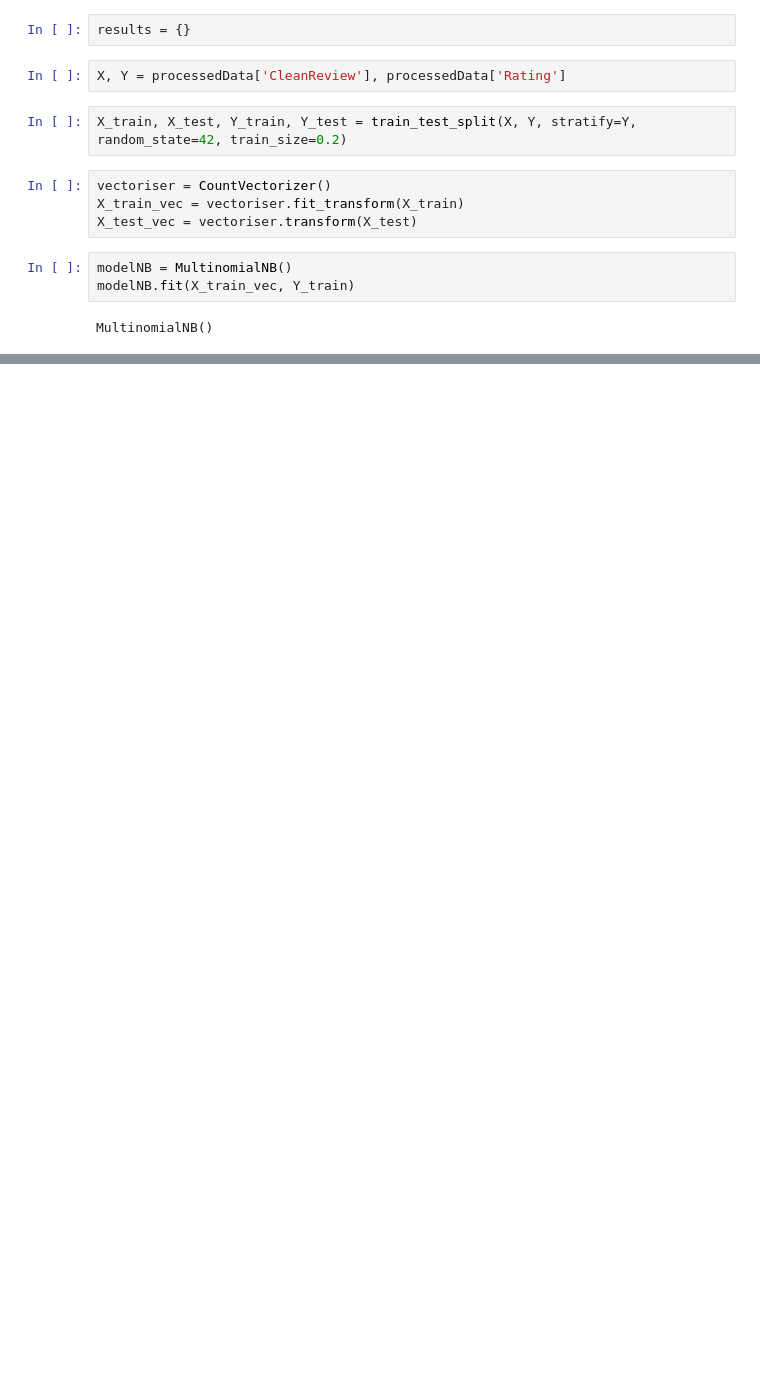
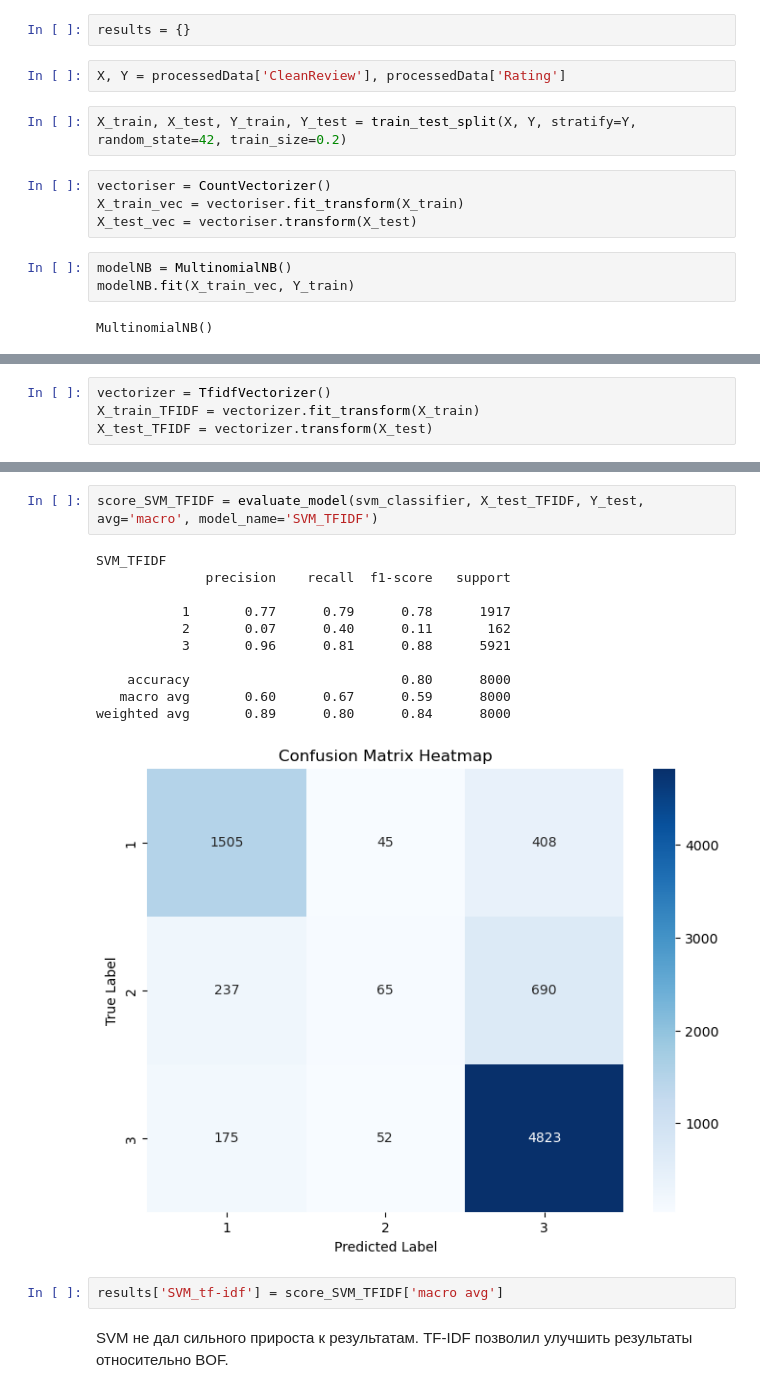
Before and after one commit to StoryTeller72/-Restaurant-overview-classification-with-NLP, a Jupyter notebook: main.ipynb, the cells around one changed output, grey strips where cells are left out. Drawn from its saved outputs; the diff is of its cells as text; blank space fills up the shorter version.

```diff
--- a/main.ipynb
+++ b/main.ipynb
@@ -404,0 +439,4 @@ results['NaiveB'] = scores
+# %%
+vectorizer = TfidfVectorizer()
+X_train_TFIDF = vectorizer.fit_transform(X_train)
+X_test_TFIDF = vectorizer.transform(X_test)
@@ -404,0 +448,18 @@ results['NaiveB'] = scores
+# %%
+score_SVM_TFIDF = evaluate_model(svm_classifier, X_test_TFIDF, Y_test, avg='macro', model_name='SVM_TFIDF')
+# %% [output]
+SVM_TFIDF
+              precision    recall  f1-score   support
+
+           1       0.77      0.79      0.78      1917
+           2       0.07      0.40      0.11       162
+           3       0.96      0.81      0.88      5921
+
+    accuracy                           0.80      8000
+   macro avg       0.60      0.67      0.59      8000
+weighted avg       0.89      0.80      0.84      8000
+[figure, added]
+# %%
+results['SVM_tf-idf'] = score_SVM_TFIDF['macro avg']
+# %% [markdown]
+SVM не дал сильного прироста к результатам. TF-IDF позволил улучшить результаты относительно BOF.
```
Also changed, not shown: parts of 12 cells of this notebook.
